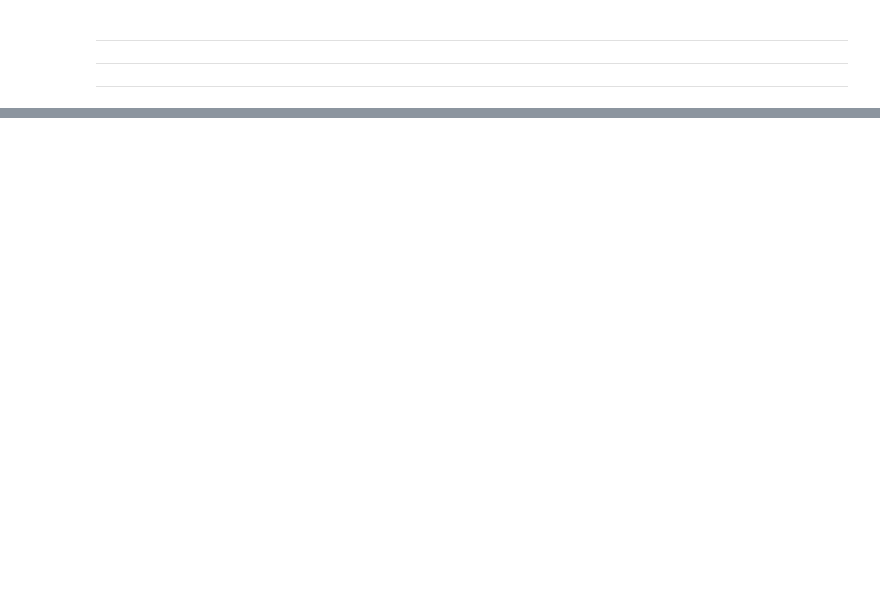
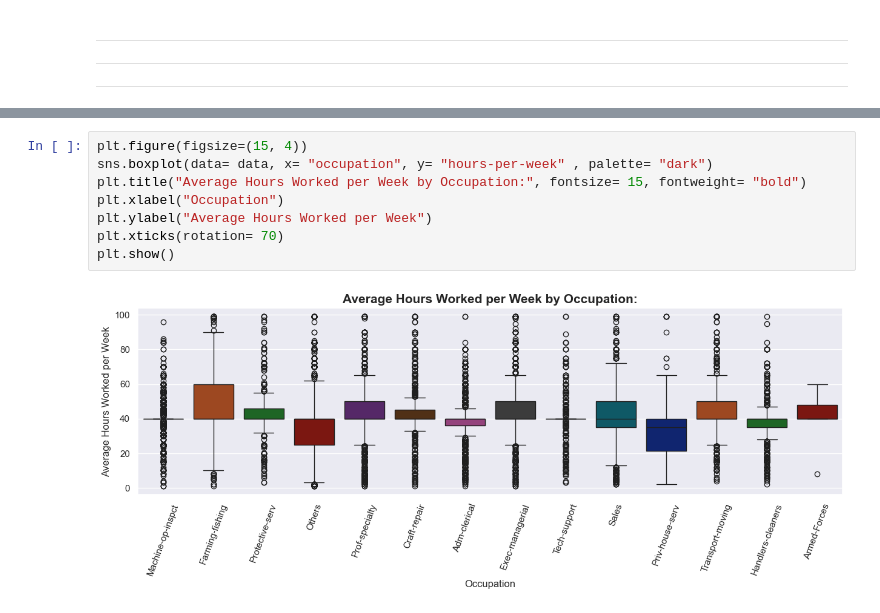
Before and after one commit to rajesh-coventry/Projects, a Jupyter notebook: 02_Data_Visuallization/04_Adults_Income_Analysis/Analysis-2_Work_and_Occupation.ipynb, the cells around one changed output, grey strips where cells are left out. Drawn from its saved outputs; the diff is of its cells as text; blank space fills up the shorter version.

```diff
--- a/02_Data_Visuallization/04_Adults_Income_Analysis/Analysis-2_Work_and_Occupation.ipynb
+++ b/02_Data_Visuallization/04_Adults_Income_Analysis/Analysis-2_Work_and_Occupation.ipynb
@@ -272,0 +314,10 @@ plt.show()
+# %%
+plt.figure(figsize=(15, 4))
+sns.boxplot(data= data, x= "occupation", y= "hours-per-week" , palette= "dark")
+plt.title("Average Hours Worked per Week by Occupation:", fontsize= 15, fontweight= "bold")
+plt.xlabel("Occupation")
+plt.ylabel("Average Hours Worked per Week")
+plt.xticks(rotation= 70)
+plt.show()
+# %% [output]
+[figure, added]
```
Also changed, not shown: parts of 35 cells of this notebook, 1 other file.
